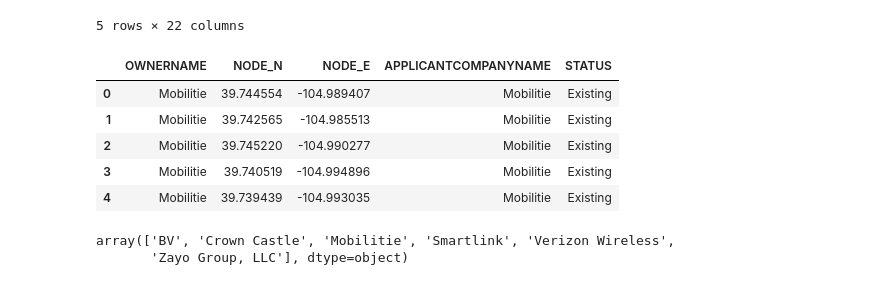
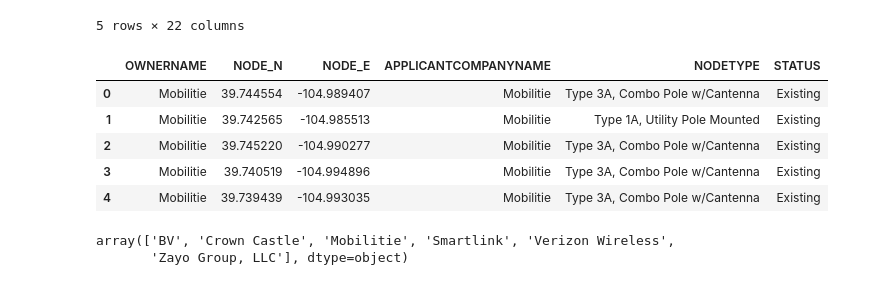
Before and after one commit to Interactive-Coventry/EXPLOR_network_slicing, a Jupyter notebook: test.ipynb, the cells around one changed output. Saved outputs shown, nothing was run; the diff lists cells and outputs as text; code cells hidden in the pictures.

```diff
--- a/test.ipynb
+++ b/test.ipynb
@@ -562,15 +546,15 @@ Target col: slice Type
 5 rows × 22 columns
 # %%
 df = (
-    df.loc[:,['OWNERNAME','NODE_N','NODE_E','APPLICANTCOMPANYNAME', 'STATUS']]
+    df.loc[:,['OWNERNAME','NODE_N','NODE_E','APPLICANTCOMPANYNAME', 'NODETYPE', 'STATUS']]
     .dropna()
 )
 
 df.head()
 # %% [output]
-|  | OWNERNAME | NODE_N | NODE_E | APPLICANTCOMPANYNAME | STATUS |
-| 0 | Mobilitie | 39.744554 | -104.989407 | Mobilitie | Existing |
-| 1 | Mobilitie | 39.742565 | -104.985513 | Mobilitie | Existing |
-| 2 | Mobilitie | 39.745220 | -104.990277 | Mobilitie | Existing |
-| 3 | Mobilitie | 39.740519 | -104.994896 | Mobilitie | Existing |
-| 4 | Mobilitie | 39.739439 | -104.993035 | Mobilitie | Existing |
+|  | OWNERNAME | NODE_N | NODE_E | APPLICANTCOMPANYNAME | NODETYPE | STATUS |
+| 0 | Mobilitie | 39.744554 | -104.989407 | Mobilitie | Type 3A, Combo Pole w/Cantenna | Existing |
+| 1 | Mobilitie | 39.742565 | -104.985513 | Mobilitie | Type 1A, Utility Pole Mounted | Existing |
+| 2 | Mobilitie | 39.745220 | -104.990277 | Mobilitie | Type 3A, Combo Pole w/Cantenna | Existing |
+| 3 | Mobilitie | 39.740519 | -104.994896 | Mobilitie | Type 3A, Combo Pole w/Cantenna | Existing |
+| 4 | Mobilitie | 39.739439 | -104.993035 | Mobilitie | Type 3A, Combo Pole w/Cantenna | Existing |
```
Also changed, not shown: parts of 37 cells of this notebook, 2 other files.
